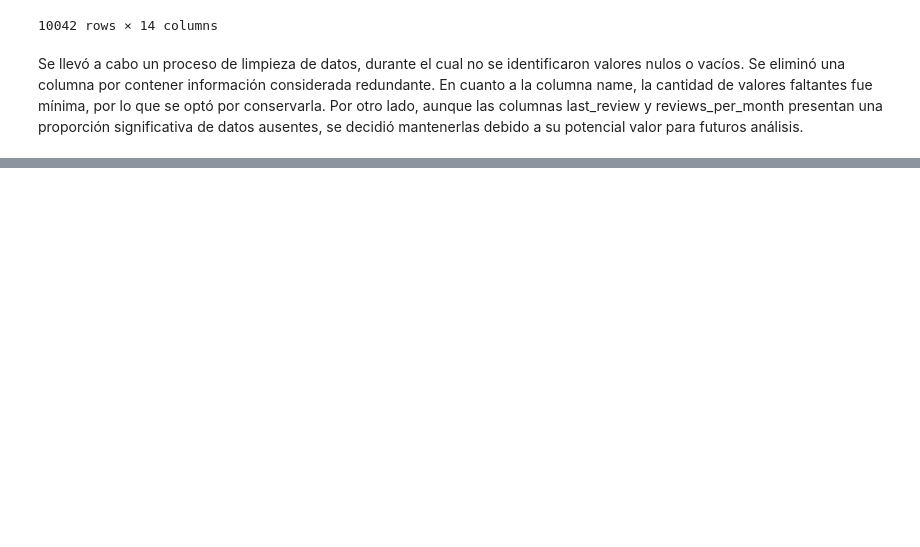
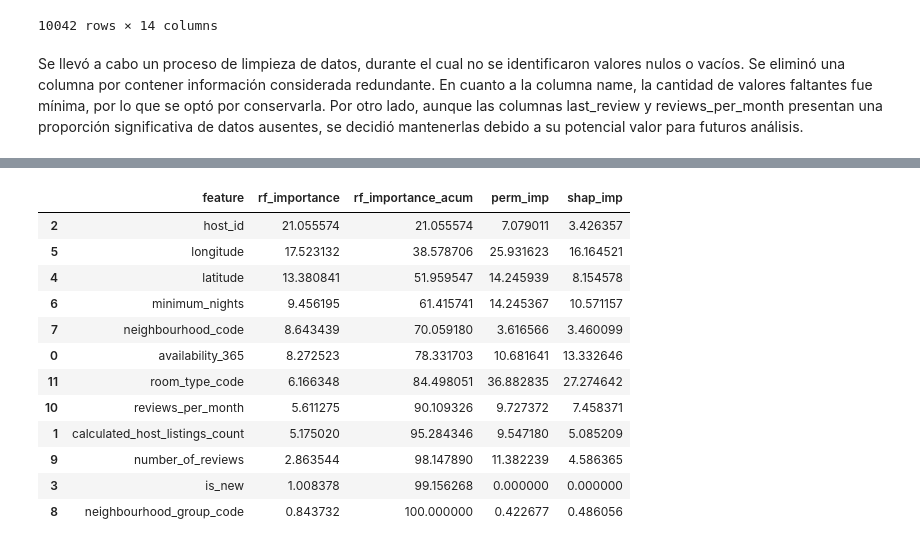
Before and after one commit to 4GeeksAcademy/carlos060495-intro-ml, a Jupyter notebook: src/00-eda.ipynb, the cells around one changed output, grey strips where cells are left out. Saved outputs shown, nothing was run; the diff lists cells and outputs as text; code cells hidden in the pictures; blank space fills up the shorter version.

```diff
--- a/src/00-eda.ipynb
+++ b/src/00-eda.ipynb
@@ -107,0 +329,5 @@ Se llevó a cabo un proceso de limpieza de datos, durante el cual no se identifi
+# %%
+perm = permutation_importance(model_xgb, X_val, y_val, n_repeats=10, random_state=42, n_jobs=-1, scoring='neg_mean_absolute_percentage_error')
+# %%
+df_perm_imp = pd.DataFrame({'feature': X_num.columns, 'perm_imp': perm.importances_mean*100}).sort_values('perm_imp', ascending=False)
+df_perm_imp
@@ -107,0 +361,5 @@ Se llevó a cabo un proceso de limpieza de datos, durante el cual no se identifi
+# %%
+imp_shap = np.abs(shap_vals).mean(axis=0)
+imp_shap_pct = imp_shap/imp_shap.sum()*100
+df_shap_imp = pd.DataFrame({"feature": X_val.columns, "shap_imp": imp_shap_pct}).sort_values('shap_imp', ascending=False)
+df_shap_imp
@@ -107,0 +384,21 @@ Se llevó a cabo un proceso de limpieza de datos, durante el cual no se identifi
+# %%
+df_importances = (
+    df_rf_imp
+    .merge(df_perm_imp, on='feature', how='outer')
+    .merge(df_shap_imp, on='feature', how='outer')
+).sort_values('rf_importance', ascending=False)
+df_importances
+# %% [output]
+|  | feature | rf_importance | rf_importance_acum | perm_imp | shap_imp |
+| 2 | host_id | 21.055574 | 21.055574 | 7.079011 | 3.426357 |
+| 5 | longitude | 17.523132 | 38.578706 | 25.931623 | 16.164521 |
+| 4 | latitude | 13.380841 | 51.959547 | 14.245939 | 8.154578 |
+| 6 | minimum_nights | 9.456195 | 61.415741 | 14.245367 | 10.571157 |
+| 7 | neighbourhood_code | 8.643439 | 70.059180 | 3.616566 | 3.460099 |
+| 0 | availability_365 | 8.272523 | 78.331703 | 10.681641 | 13.332646 |
+| 11 | room_type_code | 6.166348 | 84.498051 | 36.882835 | 27.274642 |
+| 10 | reviews_per_month | 5.611275 | 90.109326 | 9.727372 | 7.458371 |
+| 1 | calculated_host_listings_count | 5.175020 | 95.284346 | 9.547180 | 5.085209 |
+| 9 | number_of_reviews | 2.863544 | 98.147890 | 11.382239 | 4.586365 |
+| 3 | is_new | 1.008378 | 99.156268 | 0.000000 | 0.000000 |
+| 8 | neighbourhood_group_code | 0.843732 | 100.000000 | 0.422677 | 0.486056 |
```
Also changed, not shown: parts of 34 cells of this notebook.
